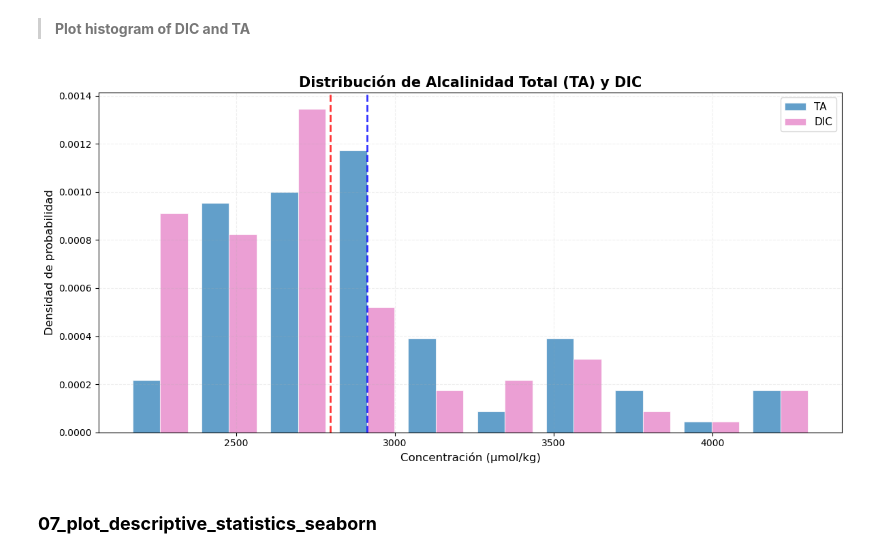
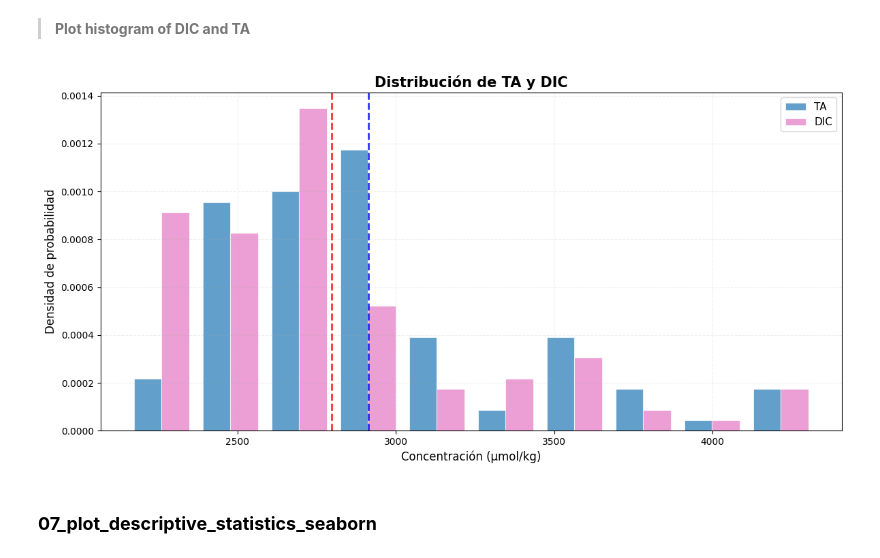
Before and after one commit to omarpiedras/ICMyL-CursoPy, a Jupyter notebook: curso_ejercicios/semana02.ipynb, the cells around one changed output. Saved outputs shown, nothing was run; the diff lists cells and outputs as text; code cells hidden in the pictures.

```diff
--- a/curso_ejercicios/semana02.ipynb
+++ b/curso_ejercicios/semana02.ipynb
@@ -177,19 +192,19 @@ dataframe_06 = read_csv_to_dataframe("../folder_datos/Terminos_lagoon_TA_DIC_202
 # %%
 plot06 = dataframe_06[['ta_micromol_kg', 'dic_micromol_kg']]
 plt.figure(figsize=(12, 6))
 plt.hist([plot06['ta_micromol_kg'].dropna(), plot06['dic_micromol_kg'].dropna()], bins=10, label=['TA', 'DIC'],
          color= ['#1f77b4', '#e377c2'], alpha=0.7, edgecolor='white', linewidth=0.8, density=True)
 plt.xlabel("Concentración (μmol/kg)", fontsize=12)
 plt.ylabel("Densidad de probabilidad", fontsize=12)
-plt.title("Distribución de Alcalinidad Total (TA) y DIC", fontsize=15, fontweight='bold')
+plt.title("Distribución de TA y DIC", fontsize=15, fontweight='bold')
 plt.legend(fontsize=11)
 plt.grid(alpha=0.2, linestyle='--')
 plt.tight_layout()
 plt.axvline(plot06['ta_micromol_kg'].mean(), color='blue', linestyle='--', alpha=0.8, linewidth=2)
 plt.axvline(plot06['dic_micromol_kg'].mean(), color='red', linestyle='--', alpha=0.8, linewidth=2)
 plt.show()
 # %% [output]
-[figure, old version]
+[figure, new version]
 # %% [markdown]
 ### **07_plot_descriptive_statistics_seaborn**
 # %% [markdown]
```
Also changed, not shown: parts of 20 cells of this notebook, 2 other files.
